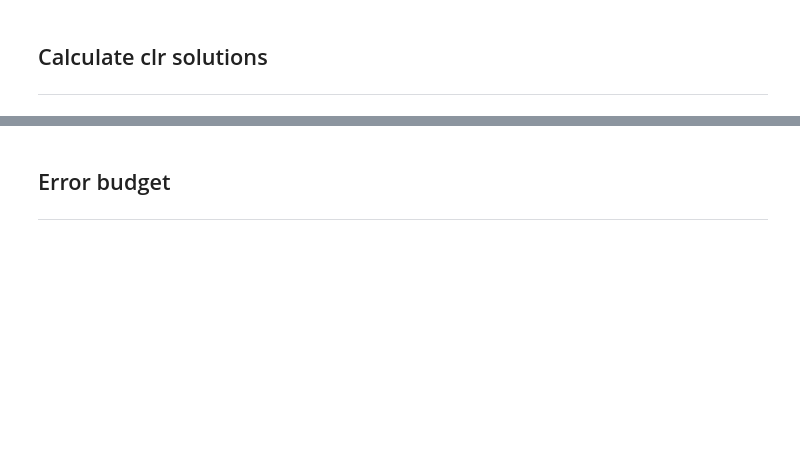
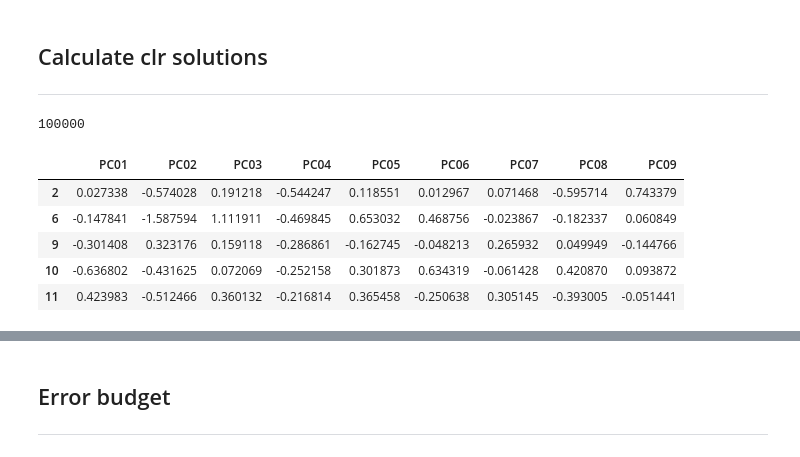
Before and after one commit to Complexio/Vistelius_1995_OCR, a Jupyter notebook: _ANALYSIS/2_Interpolation.ipynb, the cells around one changed output, grey strips where cells are left out. Cells and saved outputs as stored; diff of their text form; code cells hidden in the pictures; blank space fills up the shorter version.

```diff
--- a/_ANALYSIS/2_Interpolation.ipynb
+++ b/_ANALYSIS/2_Interpolation.ipynb
@@ -273,6 +294,9 @@ print("xy grid: ", key, len(xgrid), len(ygrid), "\n") --> print("xy grid: ", len
 **The 'key' shouldn't have been there anymore, still a remnant from my notebooks where I defined the grids for all plutons/areas in a for loop.
 The key would print which pluton was being requested. Good thing you removed it and thus solved the error.**
 # %%
+# Set approximate number of points along each axis
+n_points = 300
+
 temp = {}
 x, y = coordinates_boundaries
 
@@ -300,8 +324,8 @@ for dimension, ranger in ranges.items():
         threshold = ranger
 print("smallest dimension", smallest_dimension)
 
-x_spacing, dx = np.linspace(x[0], x[1], 500, retstep=True)
-y_spacing, dy = np.linspace(y[0], y[1], 500, retstep=True)
+x_spacing, dx = np.linspace(x[0], x[1], n_points, retstep=True)
+y_spacing, dy = np.linspace(y[0], y[1], n_points, retstep=True)
 
 steps = {"x": dx,
          "y": dy,
@@ -327,6 +351,9 @@ temp["#total_grid_nodes"] = len(xgrid) * len(ygrid)
 
 coordinates_grids = [xgrid, ygrid]
 coordinates_grids_details = temp
+
+# Assigned to a different variable (name) because later on 'grid' gets used in the code
+grid = coordinates_grids
 # %% [output]
 x [579736.1735325938 1983908.93068602]
 y [(4655548.114899939,) 6496588.626403356]
@@ -811,11 +835,16 @@ Name: 4, dtype: object
 # %% [markdown]
 ## Calculating predictions for best model
 ____
+# %%
+# Here you can specify the components and search_radii you want to use
+# when performing the kriging and performing the postprocessing calculations
+components_to_use = [f"PC0{i}" for i in range(1, 10)]
+search_radii = [range_[0]]
 # %%
 estimators_final = {}
 
-for component in mineralogy_pca_df.columns:
-    for radius in [critical_distance, range_[0]]:
+for component in components_to_use:  # Changed to only first 9 PCs
+    for radius in search_radii:  # Removed critical_distance
         for variable_to_fit in ["estimates", "variances"]:
 
             estimators_final[f"{component}_{radius}_{variable_to_fit}"] = \
@@ -857,19 +931,27 @@ ____
 # %%
 kriging_estimates_df = {}
 
-for radius in [critical_distance, range_[0]]:
+for radius in search_radii:
     temp = {}
 
-    for component in mineralogy_pca_df.columns:
+    for component in components_to_use:
         key = f"{component}_{radius}_estimates"
         temp[key] = kriging_predictions[key]
 
     kriging_estimates_df[f"{radius}"] = pd.DataFrame.from_dict(temp)
     kriging_estimates_df[f"{radius}"].index = mineralogy_pca_df.index
-    kriging_estimates_df[f"{radius}"].columns = mineralogy_pca_df.columns
+    kriging_estimates_df[f"{radius}"].columns = components_to_use
 
     print(f"{radius}")
     kriging_estimates_df[f"{radius}"].head()
+# %% [output]
+100000
+|  | PC01 | PC02 | PC03 | PC04 | PC05 | PC06 | PC07 | PC08 | PC09 |
+| 2 | 0.027338 | -0.574028 | 0.191218 | -0.544247 | 0.118551 | 0.012967 | 0.071468 | -0.595714 | 0.743379 |
+| 6 | -0.147841 | -1.587594 | 1.111911 | -0.469845 | 0.653032 | 0.468756 | -0.023867 | -0.182337 | 0.060849 |
+| 9 | -0.301408 | 0.323176 | 0.159118 | -0.286861 | -0.162745 | -0.048213 | 0.265932 | 0.049949 | -0.144766 |
+| 10 | -0.636802 | -0.431625 | 0.072069 | -0.252158 | 0.301873 | 0.634319 | -0.061428 | 0.420870 | 0.093872 |
+| 11 | 0.423983 | -0.512466 | 0.360132 | -0.216814 | 0.365458 | -0.250638 | 0.305145 | -0.393005 | -0.051441 |
 # %%
 kriging_variances_df = {}
 
```
Also changed, not shown: parts of 23 cells of this notebook, 35 other files.
